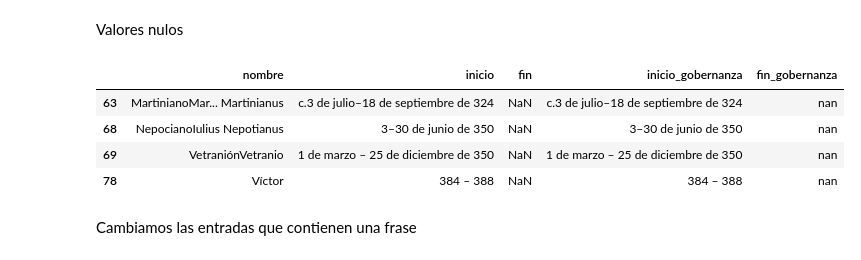
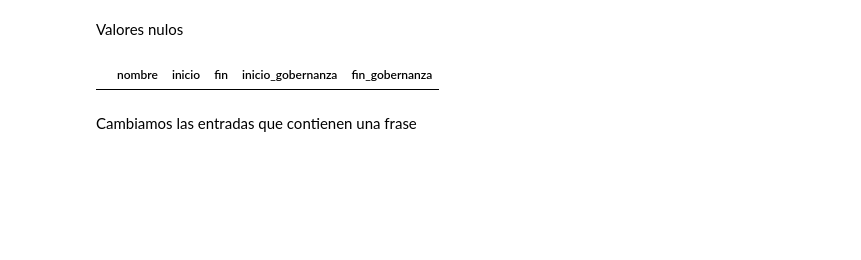
Before and after one commit to Gabijc/Laboratorio_Web_Scraping, a Jupyter notebook: Scrapeo emperadores romanos/analisis_emperadores.ipynb, the cells around one changed output. Drawn from its saved outputs; the diff is of its cells as text; code cells hidden in the pictures; blank space fills up the shorter version.

```diff
--- a/Scrapeo emperadores romanos/analisis_emperadores.ipynb
+++ b/Scrapeo emperadores romanos/analisis_emperadores.ipynb
@@ -317,13 +317,9 @@ Valores nulos
 # %%
 # Al modificar el tipo de dato de la columna, los valores nulos han pasado a contener un "nan" en su lugar. Comprobamos que son los mismos valores
 # que los sacados anteriormente.
-datos_emperadores[datos_emperadores["fin_gobernanza"] == "nan"]
+datos_emperadores[datos_emperadores["fin_gobernanza"] == "nulo"]
 # %% [output]
 |  | nombre | inicio | fin | inicio_gobernanza | fin_gobernanza |
-| 63 | MartinianoMar... Martinianus | c.3 de julio–18 de septiembre de 324 | NaN | c.3 de julio–18 de septiembre de 324 | nan |
-| 68 | NepocianoIulius Nepotianus | 3–30 de junio de 350 | NaN | 3–30 de junio de 350 | nan |
-| 69 | VetraniónVetranio | 1 de marzo – 25 de diciembre de 350 | NaN | 1 de marzo – 25 de diciembre de 350 | nan |
-| 78 | Víctor | 384 – 388 | NaN | 384 – 388 | nan |
 # %% [markdown]
 Cambiamos las entradas que contienen una frase
 # %%
```
Also changed, not shown: parts of 8 cells of this notebook.
